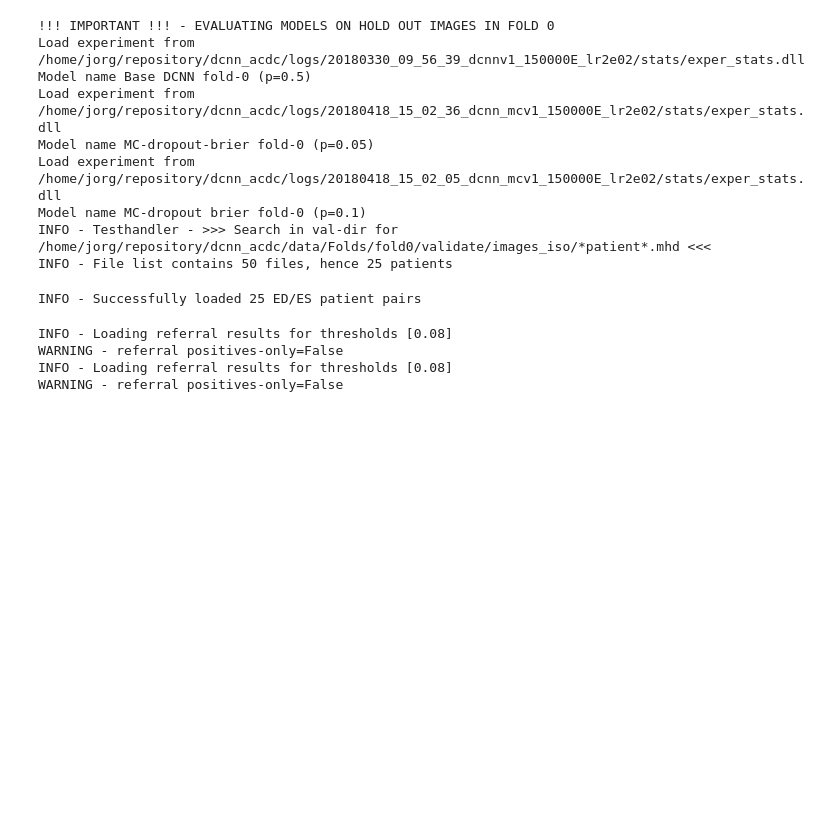
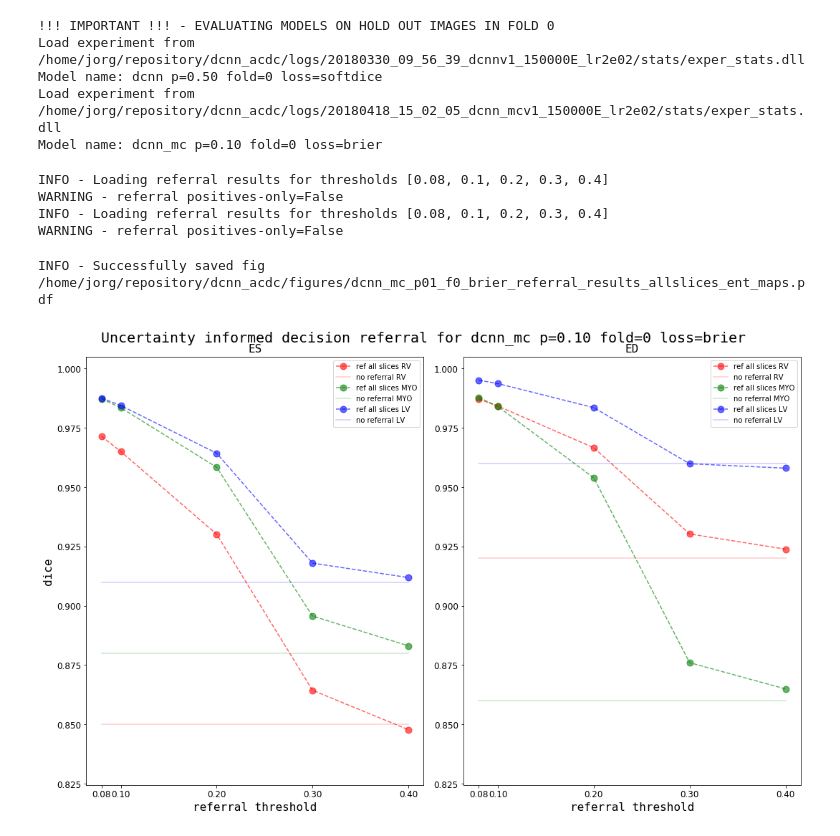
Before and after one commit to toologicbv/dcnn_acdc, a Jupyter notebook: notebooks/test_entropy_maps.ipynb, the cells around one changed output. Drawn from its saved outputs; the diff is of its cells as text; code cells hidden in the pictures; blank space fills up the shorter version.

```diff
--- a/notebooks/test_entropy_maps.ipynb
+++ b/notebooks/test_entropy_maps.ipynb
@@ -91,66 +101,60 @@ exp_mc01_brier_path = os.path.join(LOG_DIR, exp_mc01_brier[TEST_FOLD])
 # %%
 print("!!! IMPORTANT !!! - EVALUATING MODELS ON HOLD OUT IMAGES IN FOLD {}".format(TEST_FOLD))
 
-exper_base = ExperimentHandler.load_experiment(exp_base_path)
-exper_hdl_base = ExperimentHandler(exper_base, use_logfile=False)
+exper_hdl_base = ExperimentHandler()
+exper_hdl_base.load_experiment(exp_base_path, use_logfile=False)
 exper_hdl_base.set_root_dir(ROOT_DIR)
 exper_hdl_base.set_model_name("Base DCNN fold-{} (p={})".format(
                                      exper_hdl_base.exper.run_args.fold_ids[0],
                                      exper_hdl_base.exper.run_args.drop_prob))
-print("Model name {}".format(exper_hdl_base.exper.model_name))
+print("Model name: {}".format(exper_hdl_base.model_name))
 
-
-exper_mc005_brier = ExperimentHandler.load_experiment(exp_mc005_brier_path)
-exper_hdl_mc005_brier = ExperimentHandler(exper_mc005_brier, use_logfile=False)
-exper_hdl_mc005_brier.set_root_dir(ROOT_DIR)
-exper_hdl_mc005_brier.set_model_name("MC-dropout-brier fold-{} (p={})".format(
-                                     exper_hdl_mc005_brier.exper.run_args.fold_ids[0],
-                                     exper_hdl_mc005_brier.exper.run_args.drop_prob))
-print("Model name {}".format(exper_hdl_mc005_brier.exper.model_name))
-
-
-exper_mc01_brier = ExperimentHandler.load_experiment(exp_mc01_brier_path)
-exper_hdl_mc01_brier = ExperimentHandler(exper_mc01_brier, use_logfile=False)
+exper_hdl_mc01_brier = ExperimentHandler()
+exper_hdl_mc01_brier.load_experiment(exp_mc01_brier_path, use_logfile=False)
 exper_hdl_mc01_brier.set_root_dir(ROOT_DIR)
 exper_hdl_mc01_brier.set_model_name("MC-dropout brier fold-{} (p={})".format(
                                 exper_hdl_mc01_brier.exper.run_args.fold_ids[0],
                                 exper_hdl_mc01_brier.exper.run_args.drop_prob))
-print("Model name {}".format(exper_hdl_mc01_brier.exper.model_name))
-
-
-try:
-    del test_set
-except:
-    pass
-
-test_set = ACDC2017TestHandler(exper_config=exper_hdl_mc005_brier.exper.config,
-                               search_mask=config.dflt_image_name + ".mhd", fold_ids=[TEST_FOLD],
-                               debug=False, batch_size=25, use_cuda=True, load_train=False, load_val=True,
-                               use_iso_path=True)
+print("Model name: {}".format(exper_hdl_mc01_brier.model_name))
 # %% [output]
 !!! IMPORTANT !!! - EVALUATING MODELS ON HOLD OUT IMAGES IN FOLD 0
 Load experiment from /home/jorg/repository/dcnn_acdc/logs/20180330_09_56_39_dcnnv1_150000E_lr2e02/stats/exper_stats.dll
-Model name Base DCNN fold-0 (p=0.5)
-Load experiment from /home/jorg/repository/dcnn_acdc/logs/20180418_15_02_36_dcnn_mcv1_150000E_lr2e02/stats/exper_stats.dll
-Model name MC-dropout-brier fold-0 (p=0.05)
+Model name: dcnn p=0.50 fold=0 loss=softdice
 Load experiment from /home/jorg/repository/dcnn_acdc/logs/20180418_15_02_05_dcnn_mcv1_150000E_lr2e02/stats/exper_stats.dll
-Model name MC-dropout brier fold-0 (p=0.1)
-INFO - Testhandler - >>> Search in val-dir for /home/jorg/repository/dcnn_acdc/data/Folds/fold0/validate/images_iso/*patient*.mhd <<<
-INFO - File list contains 50 files, hence 25 patients
+Model name: dcnn_mc p=0.10 fold=0 loss=brier
-INFO - Successfully loaded 25 ED/ES patient pairs
 # %%
 
-referral_thresholds = [0.08]
+referral_thresholds = [0.08, 0.1, 0.2, 0.3, 0.4]
 
 ref_results_entropy = ReferralResults(exp_mc01_brier, referral_thresholds, print_results=False,
                               fold=None, slice_filter_type=None, use_entropy_maps=True)
-ref_results = ReferralResults(exp_mc01_brier, referral_thresholds, print_results=False,
-                              fold=None, slice_filter_type=None, use_entropy_maps=False)
+
+# ref_results = ReferralResults(exp_mc01_brier, referral_thresholds, print_results=False,
+#                              fold=None, slice_filter_type=None, use_entropy_maps=False)
+
+ref_results_base = ReferralResults(exp_base, referral_thresholds, print_results=False,
+                                  fold=None, slice_filter_type=None, use_entropy_maps=True)
 # %% [output]
-INFO - Loading referral results for thresholds [0.08]
+INFO - Loading referral results for thresholds [0.08, 0.1, 0.2, 0.3, 0.4]
 WARNING - referral positives-only=False
-INFO - Loading referral results for thresholds [0.08]
+INFO - Loading referral results for thresholds [0.08, 0.1, 0.2, 0.3, 0.4]
 WARNING - referral positives-only=False
+# %%
+from plotting.result_plots import plot_referral_results
+
+# model_name = "DCNN-MC (p=0.1)"
+exper_handler = exper_hdl_mc01_brier   # exper_hdl_mc01_brier
+model_name = exper_handler.model_name # .model_name
+fig_name = "{}_p{}_f{}_{}".format(exper_handler.exper.run_args.model,
+                                             str(exper_handler.exper.run_args.drop_prob).replace(".", ""),
+                                             exper_handler.exper.run_args.fold_ids[0],
+                                             exper_handler.exper.run_args.loss_function)
+plot_referral_results(ref_results_entropy, ref_slice_results=None, #ref_slice_results,
+                     # ref_random_obj=ref_random_slice_results,
+                      width=16 , height=16, do_save=True, model_name=model_name, fig_name=fig_name)
+# %% [output]
+INFO - Successfully saved fig /home/jorg/repository/dcnn_acdc/figures/dcnn_mc_p01_f0_brier_referral_results_allslices_ent_maps.pdf
+[figure, added]
 # %%
 from plotting.referral_stats_plots import show_referral_results
 
```
Also changed, not shown: parts of 9 cells of this notebook, 13 other files.
